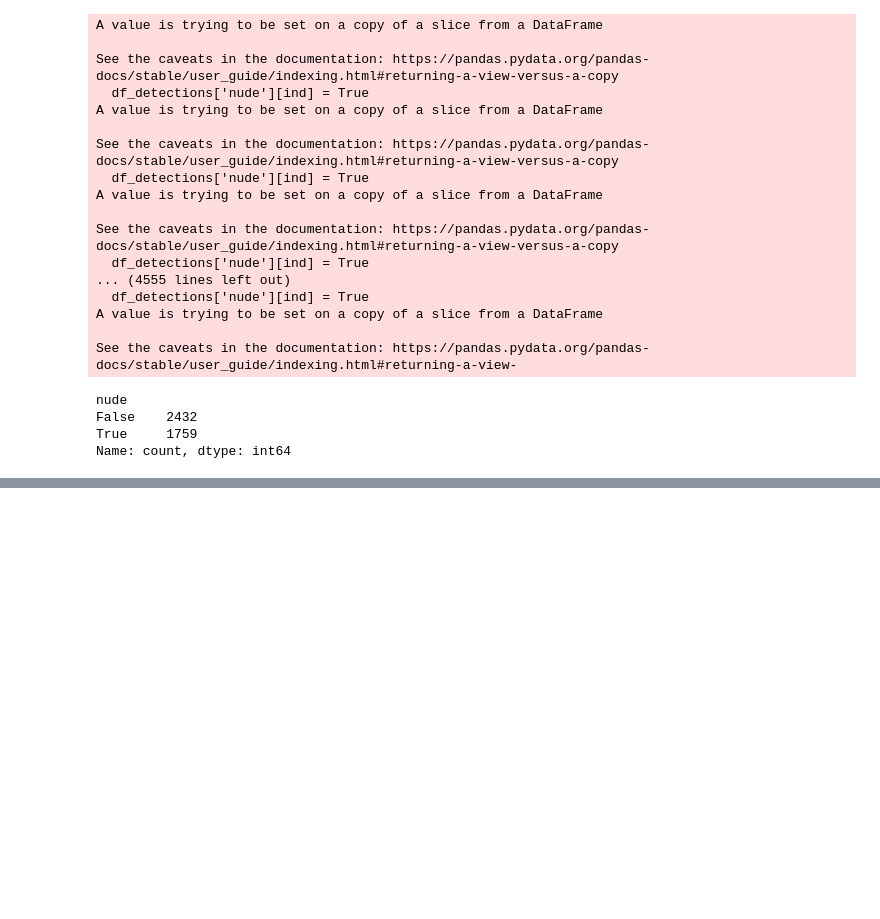
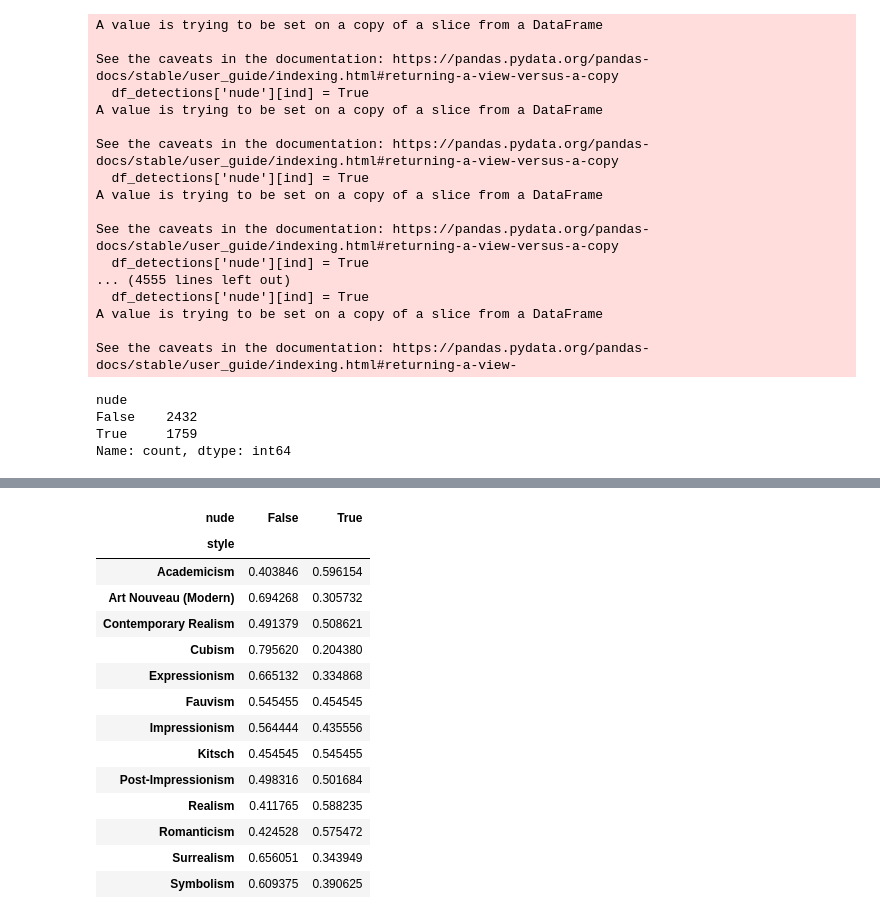
Before and after one commit to Int-Veen/CulturalAnalytics, a Jupyter notebook: src/nudenet/nudenet.ipynb, the cells around one changed output, grey strips where cells are left out. Drawn from its saved outputs; the diff is of its cells as text; code cells hidden in the pictures; blank space fills up the shorter version.

```diff
--- a/src/nudenet/nudenet.ipynb
+++ b/src/nudenet/nudenet.ipynb
@@ -194,0 +203,20 @@ Name: count, dtype: int64
+# %%
+# Calculate proportions of nudity detection (for each frequent style)
+table = pd.crosstab(index=df_plot['style'], columns=df_plot['nude'], normalize='index')
+table#.plot.bar(stacked=True)
+# %% [output]
+| nude | False | True |
+| style |  |  |
+| Academicism | 0.403846 | 0.596154 |
+| Art Nouveau (Modern) | 0.694268 | 0.305732 |
+| Contemporary Realism | 0.491379 | 0.508621 |
+| Cubism | 0.795620 | 0.204380 |
+| Expressionism | 0.665132 | 0.334868 |
+| Fauvism | 0.545455 | 0.454545 |
+| Impressionism | 0.564444 | 0.435556 |
+| Kitsch | 0.454545 | 0.545455 |
+| Post-Impressionism | 0.498316 | 0.501684 |
+| Realism | 0.411765 | 0.588235 |
+| Romanticism | 0.424528 | 0.575472 |
+| Surrealism | 0.656051 | 0.343949 |
+| Symbolism | 0.609375 | 0.390625 |
```
Also changed, not shown: parts of 10 cells of this notebook, 1 other file.
